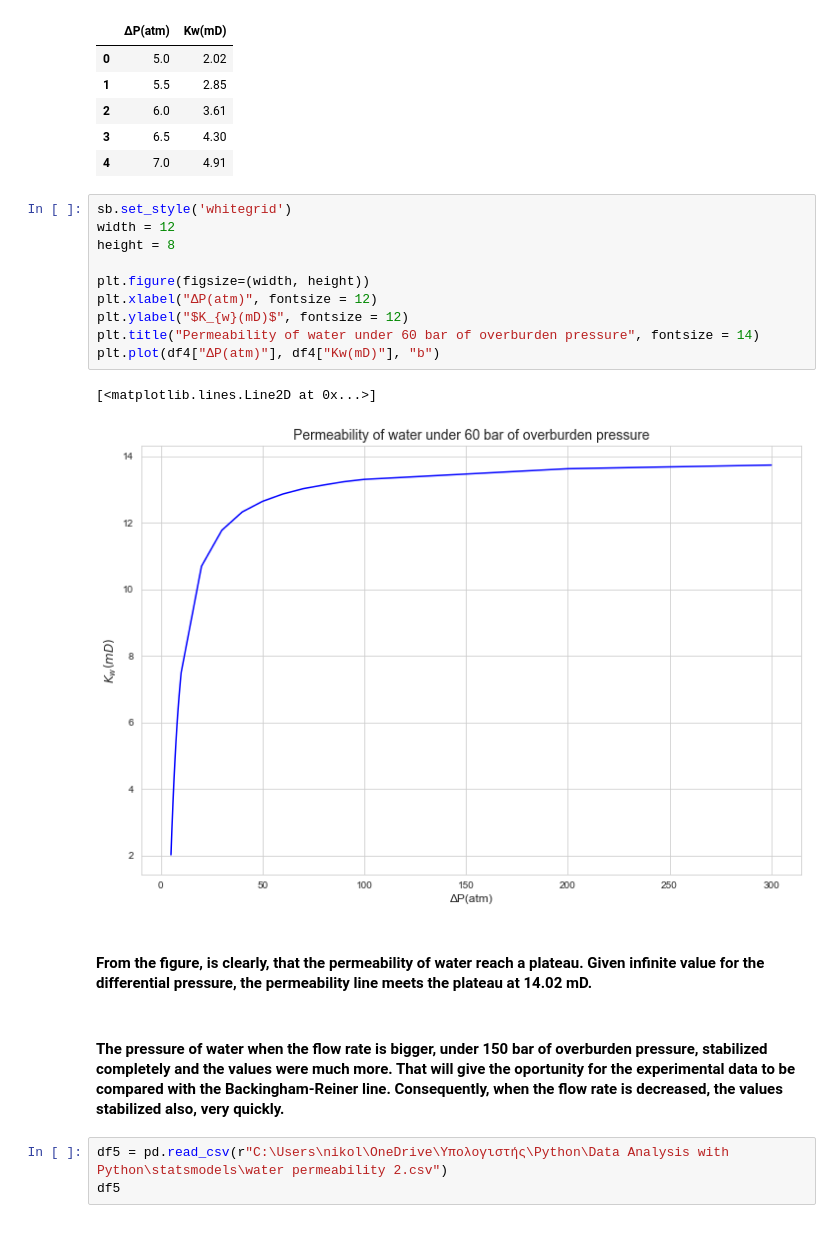
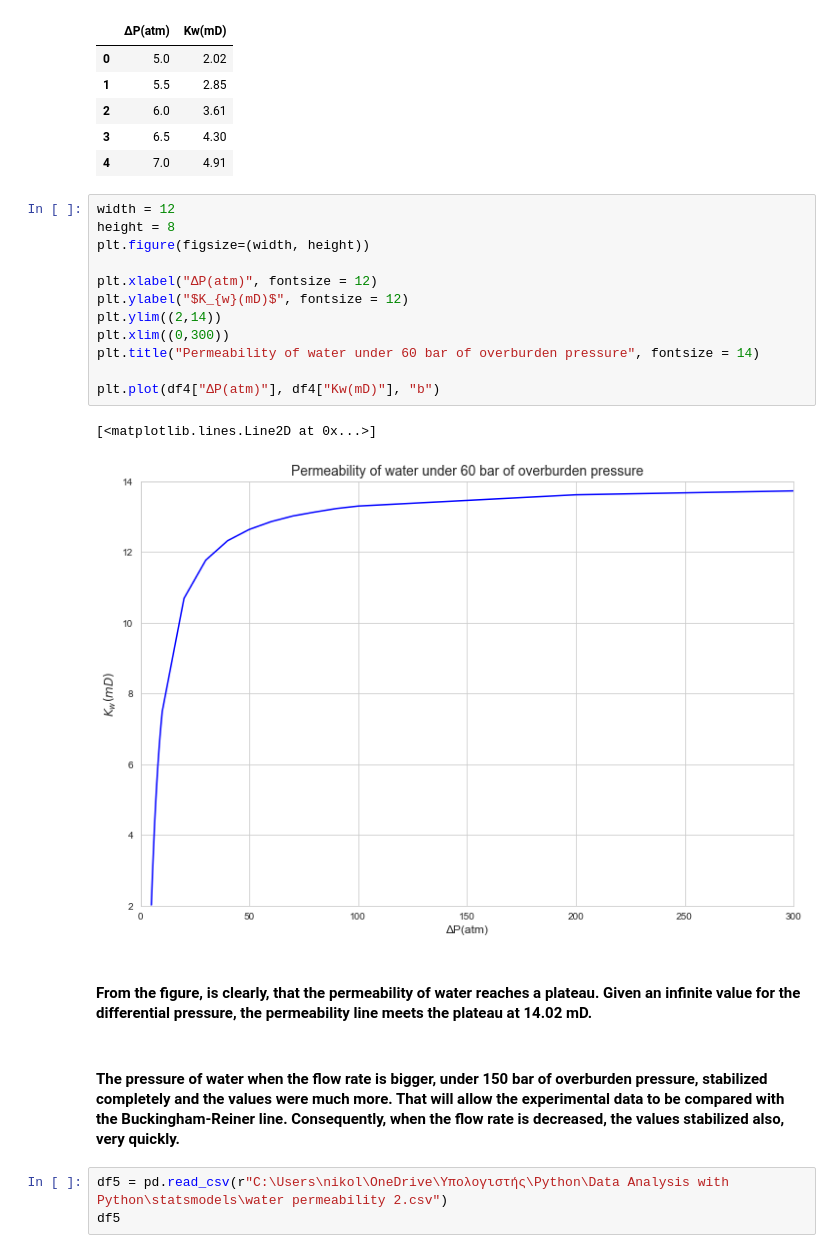
Before and after one commit to MadScientist1995/python, a Jupyter notebook: Absolute permeability of a rock sample.ipynb, the cells around one changed output. Cells and saved outputs as stored; diff of their text form.

```diff
--- a/Absolute permeability of a rock sample.ipynb
+++ b/Absolute permeability of a rock sample.ipynb
@@ -394,22 +397,24 @@ df4.head()
 | 3 | 6.5 | 4.30 |
 | 4 | 7.0 | 4.91 |
 # %%
-sb.set_style('whitegrid')
 width = 12
 height = 8
+plt.figure(figsize=(width, height))
 
-plt.figure(figsize=(width, height))
 plt.xlabel("ΔP(atm)", fontsize = 12)
 plt.ylabel("$K_{w}(mD)$", fontsize = 12)
+plt.ylim((2,14))
+plt.xlim((0,300))
 plt.title("Permeability of water under 60 bar of overburden pressure", fontsize = 14)
+
 plt.plot(df4["ΔP(atm)"], df4["Kw(mD)"], "b")
 # %% [output]
 [<matplotlib.lines.Line2D at 0x...>]
-[figure, old version]
+[figure, new version]
 # %% [markdown]
-#### From the figure, is clearly, that the permeability of water reach a plateau. Given infinite value for the differential pressure, the permeability line meets the plateau at 14.02 mD.
+#### From the figure, is clearly, that the permeability of water reaches a plateau. Given an infinite value for the differential pressure, the permeability line meets the plateau at 14.02 mD.
 # %% [markdown]
-#### The pressure of water when the flow rate is bigger, under 150 bar of overburden pressure, stabilized completely and the values were much more. That will give the oportunity for the experimental data to be compared with the Backingham-Reiner line. Consequently, when the flow rate is decreased, the values stabilized also, very quickly.
+#### The pressure of water when the flow rate is bigger, under 150 bar of overburden pressure, stabilized completely and the values were much more. That will allow the experimental data to be compared with the Buckingham-Reiner line. Consequently, when the flow rate is decreased, the values stabilized also, very quickly.
 # %%
 df5 = pd.read_csv(r"C:\Users\nikol\OneDrive\Υπολογιστής\Python\Data Analysis with Python\statsmodels\water permeability 2.csv")
 df5
```
Also changed, not shown: parts of 27 cells of this notebook.
